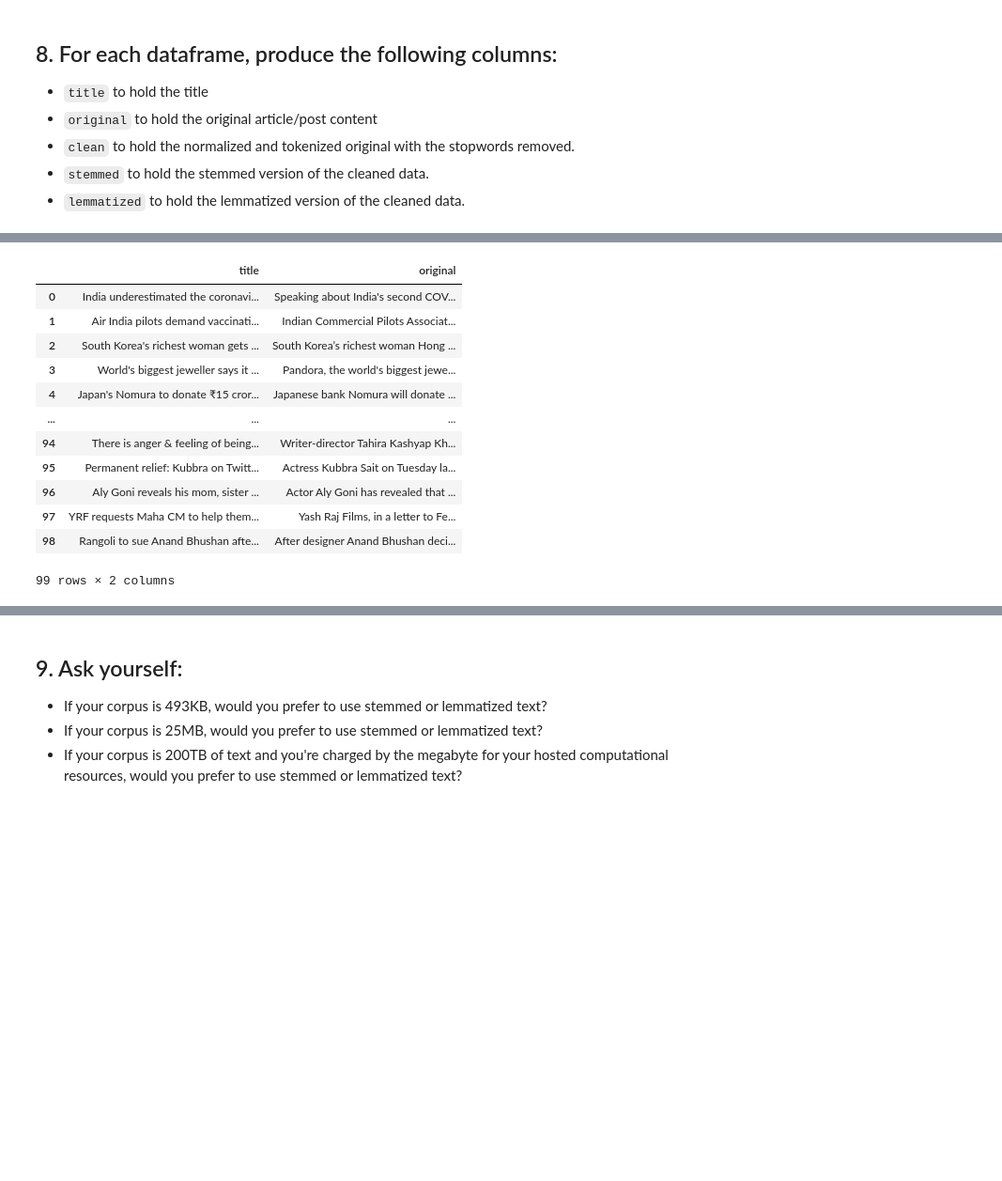
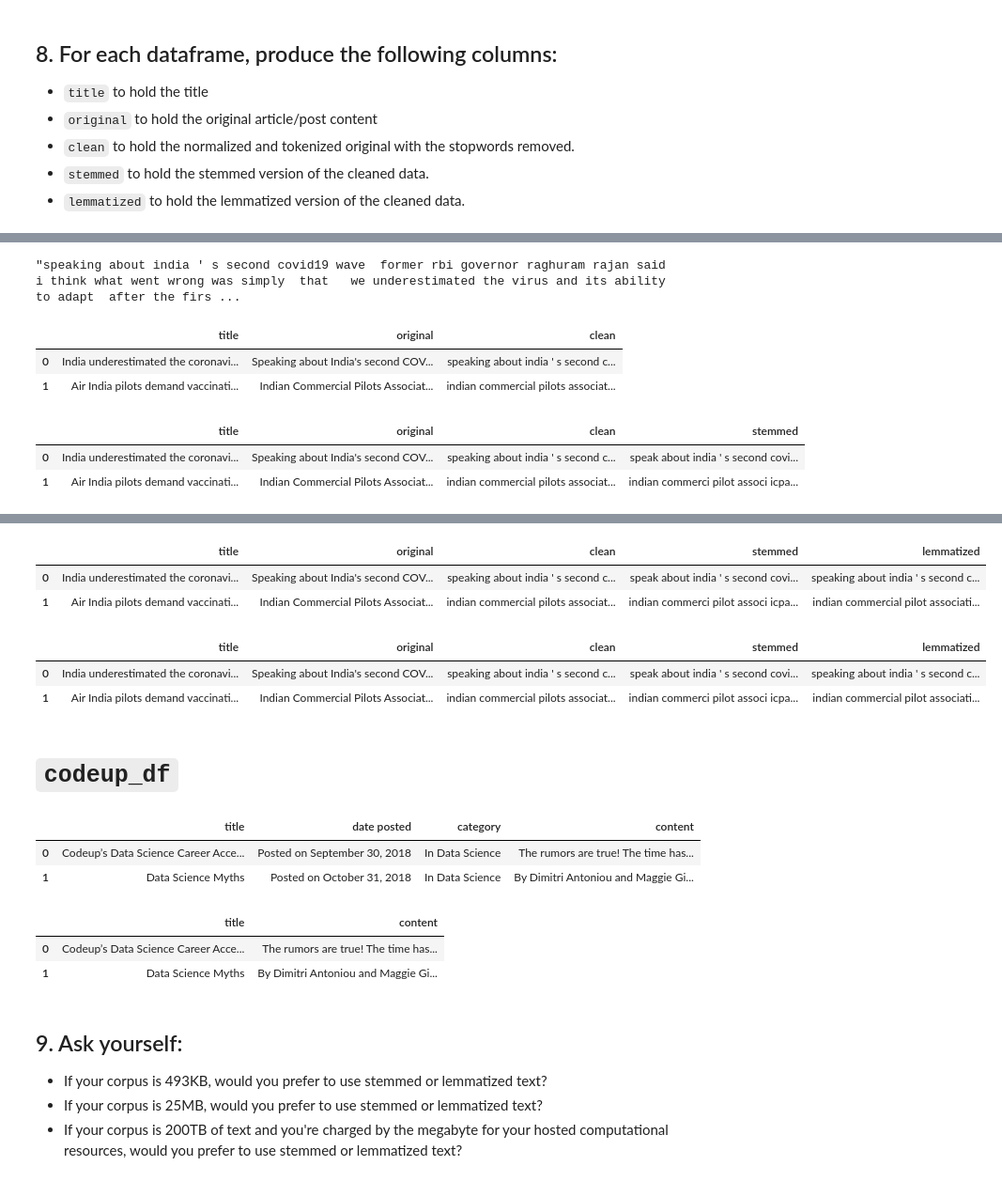
Before and after one commit to o0amandagomez0o/natural-language-processing, a Jupyter notebook: prepare_exercises.ipynb, the cells around one changed output, grey strips where cells are left out. Shown: that part at 94% size. Cells and saved outputs as stored; diff of their text form; code cells hidden in the pictures; blank space fills up the shorter version.

```diff
--- a/prepare_exercises.ipynb
+++ b/prepare_exercises.ipynb
@@ -253,18 +248,24 @@ news_df
 # %%
 news_df = news_df.rename(columns={"content": "original"})
-# %%
-news_df['clean'] =
-# %% [output]
-|  | title | original |
-| 0 | India underestimated the coronavi... | Speaking about India's second COV... |
-| 1 | Air India pilots demand vaccinati... | Indian Commercial Pilots Associat... |
-| 2 | South Korea's richest woman gets ... | South Korea’s richest woman Hong ... |
-| 3 | World's biggest jeweller says it ... | Pandora, the world's biggest jewe... |
-| 4 | Japan's Nomura to donate ₹15 cror... | Japanese bank Nomura will donate ... |
-| ... | ... | ... |
-| 94 | There is anger & feeling of being... | Writer-director Tahira Kashyap Kh... |
-| 95 | Permanent relief: Kubbra on Twitt... | Actress Kubbra Sait on Tuesday la... |
-| 96 | Aly Goni reveals his mom, sister ... | Actor Aly Goni has revealed that ... |
-| 97 | YRF requests Maha CM to help them... | Yash Raj Films, in a letter to Fe... |
-| 98 | Rangoli to sue Anand Bhushan afte... | After designer Anand Bhushan deci... |
-99 rows × 2 columns
+# %%
+p.basic_clean(p.tokenize(news_df.original[0]))
+# %% [output]
+"speaking about india ' s second covid19 wave  former rbi governor raghuram rajan said   i think what went wrong was simply  that   we underestimated the virus and its ability to adapt  after the firs ...
+# %%
+news_df['clean'] = news_df.original.apply(p.basic_clean).apply(p.tokenize)
+news_df.head(2)
+# %% [output]
+|  | title | original | clean |
+| 0 | India underestimated the coronavi... | Speaking about India's second COV... | speaking about india ' s second c... |
+| 1 | Air India pilots demand vaccinati... | Indian Commercial Pilots Associat... | indian commercial pilots associat... |
+# %%
+news_df['stemmed'] = news_df.clean.apply(p.stem)
+news_df.head(2)
+# %% [output]
+|  | title | original | clean | stemmed |
+| 0 | India underestimated the coronavi... | Speaking about India's second COV... | speaking about india ' s second c... | speak about india ' s second covi... |
+| 1 | Air India pilots demand vaccinati... | Indian Commercial Pilots Associat... | indian commercial pilots associat... | indian commerci pilot associ icpa... |
+# %%
+news_df['lemmatized'] = news_df.clean.apply(p.lemmatize)
+news_df.head(2)
+# %% [output]
@@ -271,3 +289,27 @@ news_df['clean'] =
+|  | title | original | clean | stemmed | lemmatized |
+| 0 | India underestimated the coronavi... | Speaking about India's second COV... | speaking about india ' s second c... | speak about india ' s second covi... | speaking about india ' s second c... |
+| 1 | Air India pilots demand vaccinati... | Indian Commercial Pilots Associat... | indian commercial pilots associat... | indian commerci pilot associ icpa... | indian commercial pilot associati... |
+# %%
+news_df.head(2)
+# %% [output]
+|  | title | original | clean | stemmed | lemmatized |
+| 0 | India underestimated the coronavi... | Speaking about India's second COV... | speaking about india ' s second c... | speak about india ' s second covi... | speaking about india ' s second c... |
+| 1 | Air India pilots demand vaccinati... | Indian Commercial Pilots Associat... | indian commercial pilots associat... | indian commerci pilot associ icpa... | indian commercial pilot associati... |
+# %% [markdown]
+# `codeup_df`
+# %%
+codeup_df.head(2)
+# %% [output]
+|  | title | date posted | category | content |
+| 0 | Codeup’s Data Science Career Acce... | Posted on September 30, 2018 | In Data Science | The rumors are true! The time has... |
+| 1 | Data Science Myths | Posted on October 31, 2018 | In Data Science | By Dimitri Antoniou and Maggie Gi... |
+# %%
+codeup_df = p.remove_columns(codeup_df, cols_to_remove=["category", "date posted"])
+codeup_df.head(2)
+# %% [output]
+|  | title | content |
+| 0 | Codeup’s Data Science Career Acce... | The rumors are true! The time has... |
+| 1 | Data Science Myths | By Dimitri Antoniou and Maggie Gi... |
 # %% [markdown]
 ## 9. Ask yourself:
 
```
Also changed, not shown: parts of 4 cells of this notebook, 1 other file.
